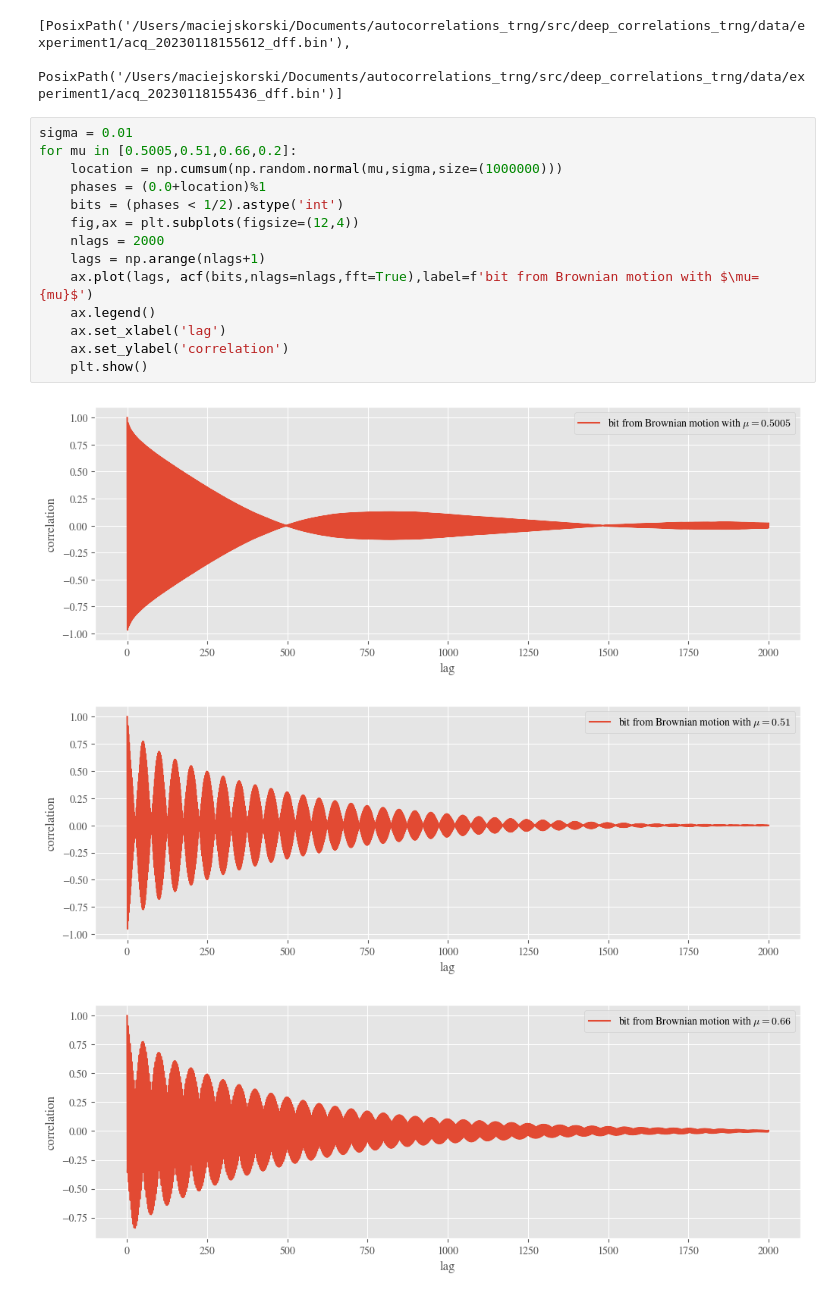
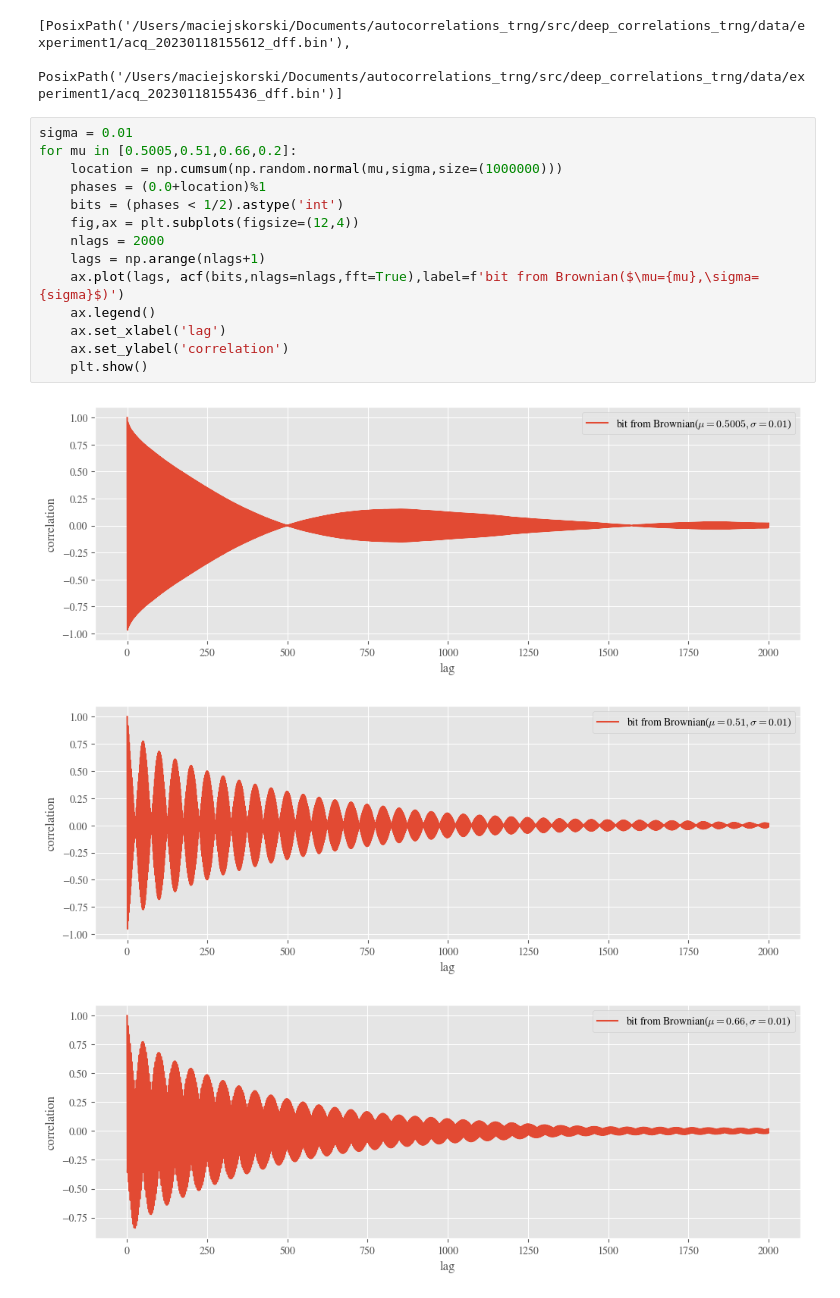
Before and after one commit to maciejskorski/autocorrelations_trng, a Jupyter notebook: notebooks/drift_pseudorandomness.ipynb, the cells around one changed output. Saved outputs shown, nothing was run; the diff lists cells and outputs as text.

```diff
--- a/notebooks/drift_pseudorandomness.ipynb
+++ b/notebooks/drift_pseudorandomness.ipynb
@@ -33,19 +40,19 @@ data_files
 # %%
 sigma = 0.01
 for mu in [0.5005,0.51,0.66,0.2]:
     location = np.cumsum(np.random.normal(mu,sigma,size=(1000000)))
     phases = (0.0+location)%1
     bits = (phases < 1/2).astype('int')
     fig,ax = plt.subplots(figsize=(12,4))
     nlags = 2000
     lags = np.arange(nlags+1)
-    ax.plot(lags, acf(bits,nlags=nlags,fft=True),label=f'bit from Brownian motion with $\mu={mu}$')
+    ax.plot(lags, acf(bits,nlags=nlags,fft=True),label=f'bit from Brownian($\mu={mu},\sigma={sigma}$)')
     ax.legend()
     ax.set_xlabel('lag')
     ax.set_ylabel('correlation')
     plt.show()
 # %% [output]
-[figure, old version]
+[figure, new version]
-[figure, old version]
+[figure, new version]
 [figure]
 [figure]
```
Also changed, not shown: parts of 1 cell of this notebook.
